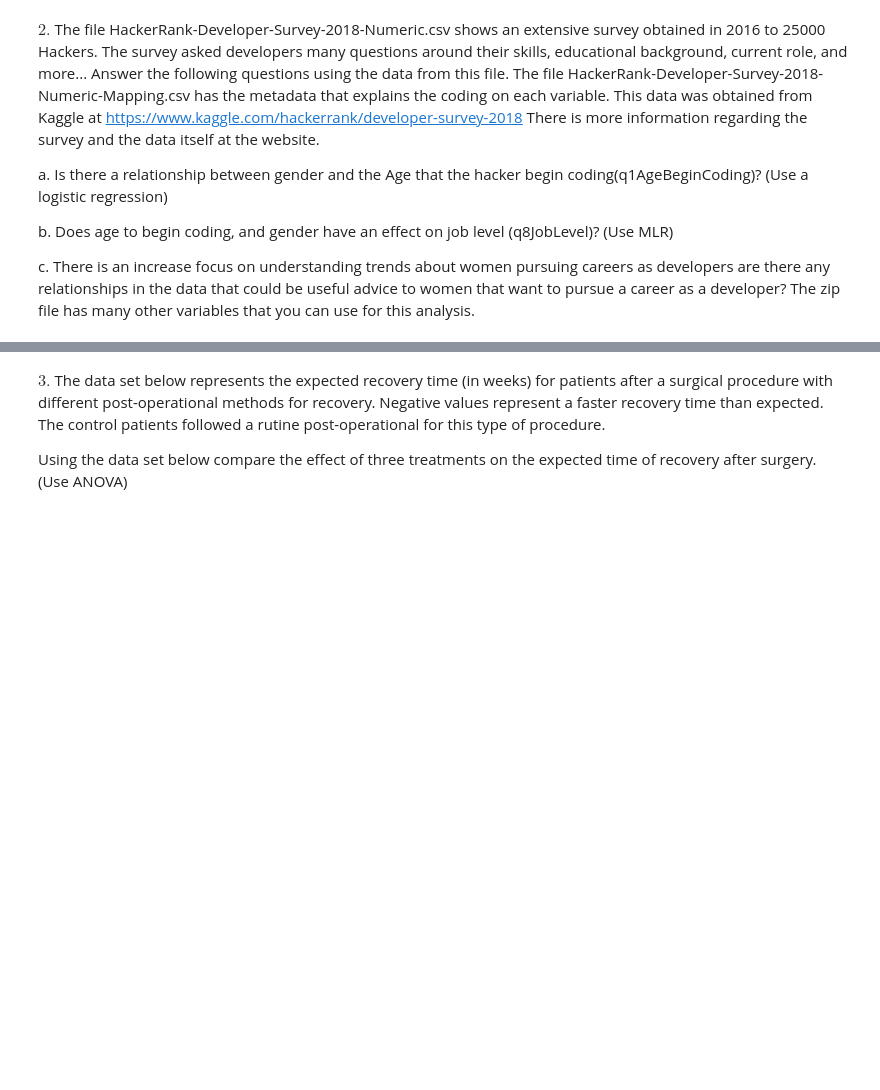
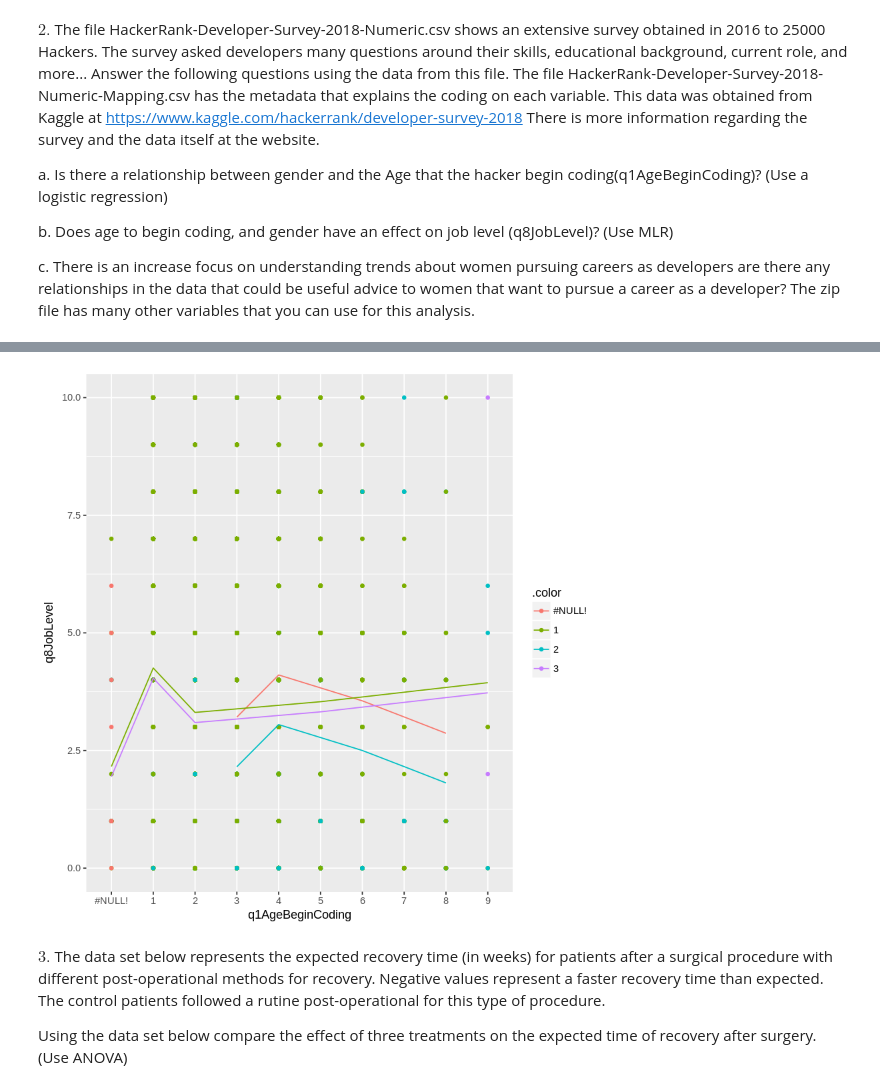
Before and after one commit to doraemon918/BMI_Prob_Stats, a Jupyter notebook: Module/Week 8/Homework Week 8.ipynb, the cells around one changed output, grey strips where cells are left out. Drawn from its saved outputs; the diff is of its cells as text; code cells hidden in the pictures; blank space fills up the shorter version.

```diff
--- a/Module/Week 8/Homework Week 8.ipynb
+++ b/Module/Week 8/Homework Week 8.ipynb
@@ -188,0 +236,15 @@ Warning message:
+# %%
+jobage <- df[,c("q1AgeBeginCoding","q3Gender","q8JobLevel")]
+jobage <- na.omit(jobage)
+# Create the relationship model.
+model <- lm(q8JobLevel~q1AgeBeginCoding+q3Gender-1, data = jobage)
+#model2 <- glm(q8JobLevel~q3Gender, data = jobage)
+#model3 <- glm(q8JobLevel~q1AgeBeginCoding, data = jobage)
+coef(model)
+summary(model)
+rsquared(model)
+
+#summary(model2)
+
+#summary(model3)
+"based on statistical analysis, there are significant in job level with age begin coding and being female"
@@ -189,3 +281,7 @@ Warning message:
+# %%
+plotModel(model, system = "ggplot2")
+# %% [output]
+[figure, added]
 # %% [markdown]
 $3.$ The data set below represents the expected recovery time (in weeks) for patients after a surgical procedure with different post-operational methods for recovery. Negative values represent a faster recovery time than expected. The control patients followed a rutine post-operational for this type of procedure.
 
```
Also changed, not shown: parts of 20 cells of this notebook, 7 other files.
